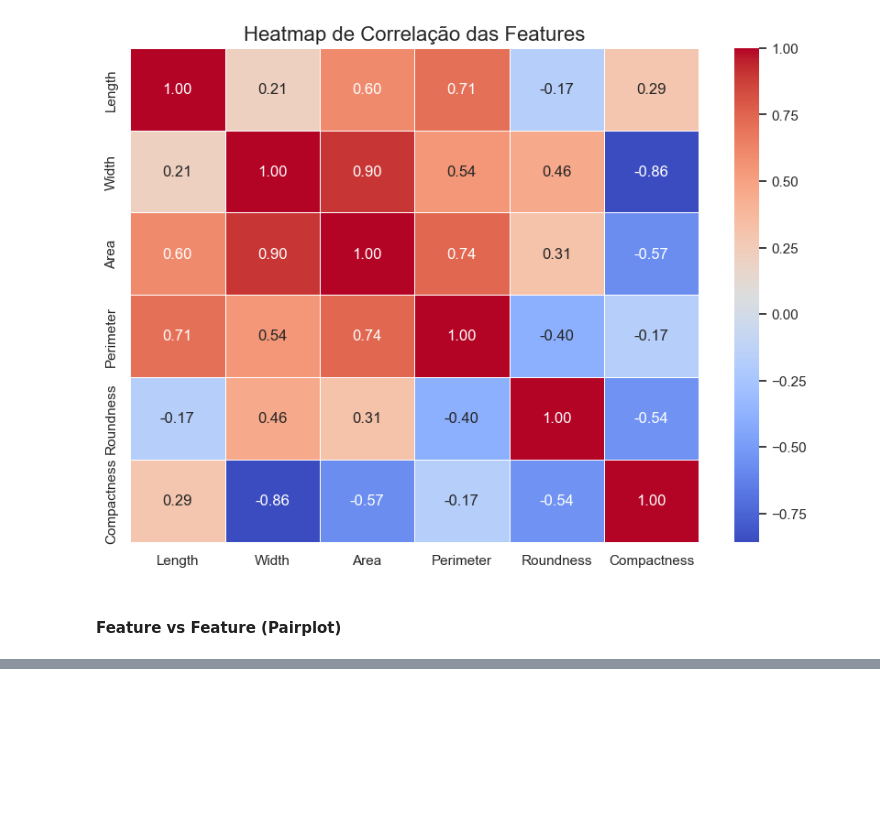
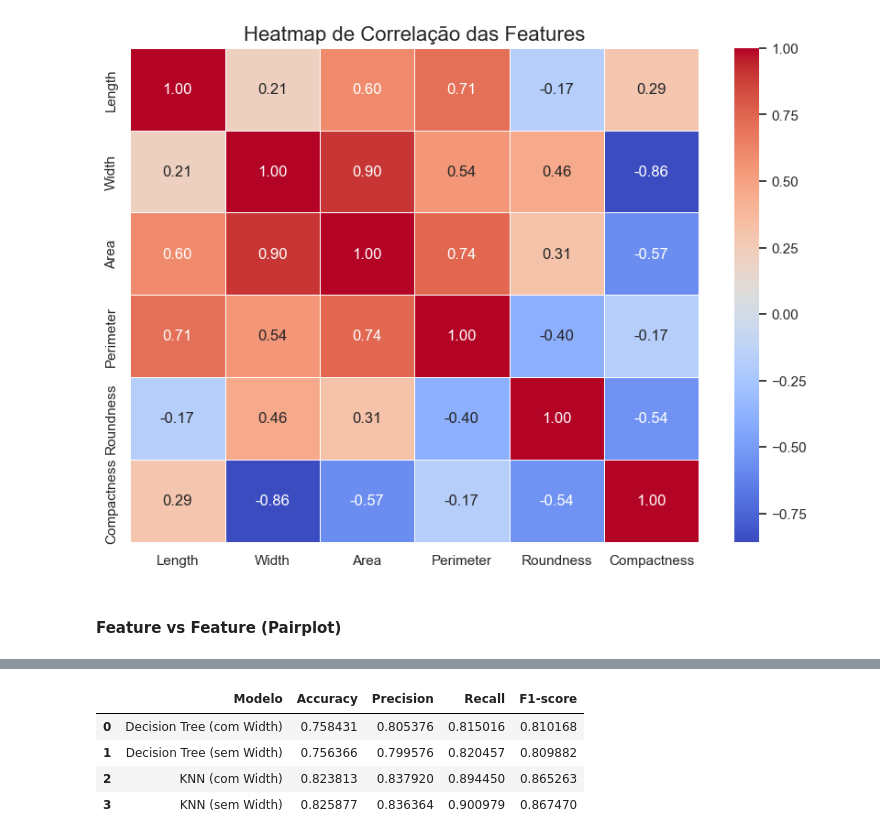
Before and after one commit to tomasgferreira06/ML_Challenge1, a Jupyter notebook: proj.ipynb, the cells around one changed output, grey strips where cells are left out. Cells and saved outputs as stored; diff of their text form; code cells hidden in the pictures; blank space fills up the shorter version.

```diff
--- a/proj.ipynb
+++ b/proj.ipynb
@@ -134,0 +402,2 @@ plt.show()
+# %%
+y_pred_dt = dt.predict(X_test)
@@ -134,0 +587,12 @@ plt.show()
+# %%
+accuracies_r = []
+k_values_r = range(1, 30, 2)
+
+for k in k_values_r:
+    knn_temp = KNeighborsClassifier(n_neighbors=k)
+    knn_temp.fit(Xr_train_scaled, yr_train)
+    acc = knn_temp.score(Xr_test_scaled, yr_test)
+    accuracies_r.append(acc)
+
+best_k_r = k_values_r[accuracies_r.index(max(accuracies_r))]
+print("Melhor k (sem Width):", best_k_r)
@@ -134,0 +603,6 @@ plt.show()
+# %%
+knn_r = KNeighborsClassifier(n_neighbors=best_k_r)
+knn_r.fit(Xr_train_scaled, yr_train)
+yr_pred_knn = knn_r.predict(Xr_test_scaled)
+
+evaluate(yr_test, yr_pred_knn, f"KNN (k={best_k_r}) sem Width")
@@ -134,0 +619,55 @@ plt.show()
+# %%
+import pandas as pd
+# ---- Decision Tree COM Width ----
+dt_acc = accuracy_score(y_test, y_pred_dt)
+dt_prec = precision_score(y_test, y_pred_dt)
+dt_rec = recall_score(y_test, y_pred_dt)
+dt_f1 = f1_score(y_test, y_pred_dt)
+
+# ---- Decision Tree SEM Width ----
+dt_r_acc = accuracy_score(yr_test, yr_pred_dt)
+dt_r_prec = precision_score(yr_test, yr_pred_dt)
+dt_r_rec = recall_score(yr_test, yr_pred_dt)
+dt_r_f1 = f1_score(yr_test, yr_pred_dt)
+
+# ---- KNN COM Width ----
+knn_acc = accuracy_score(y_test, y_pred_best_knn)
+knn_prec = precision_score(y_test, y_pred_best_knn)
+knn_rec = recall_score(y_test, y_pred_best_knn)
+knn_f1 = f1_score(y_test, y_pred_best_knn)
+
+# ---- KNN SEM Width ----
+knn_r_acc = accuracy_score(yr_test, yr_pred_knn)
+knn_r_prec = precision_score(yr_test, yr_pred_knn)
+knn_r_rec = recall_score(yr_test, yr_pred_knn)
+knn_r_f1 = f1_score(yr_test, yr_pred_knn)
+
+
+results = pd.DataFrame({
+    "Modelo": [
+        "Decision Tree (com Width)",
+        "Decision Tree (sem Width)",
+        "KNN (com Width)",
+        "KNN (sem Width)"
+    ],
+    "Accuracy": [
+        dt_acc, dt_r_acc, knn_acc, knn_r_acc
+    ],
+    "Precision": [
+        dt_prec, dt_r_prec, knn_prec, knn_r_prec
+    ],
+    "Recall": [
+        dt_rec, dt_r_rec, knn_rec, knn_r_rec
+    ],
+    "F1-score": [
+        dt_f1, dt_r_f1, knn_f1, knn_r_f1
+    ]
+})
+
+results
+# %% [output]
+|  | Modelo | Accuracy | Precision | Recall | F1-score |
+| 0 | Decision Tree (com Width) | 0.758431 | 0.805376 | 0.815016 | 0.810168 |
+| 1 | Decision Tree (sem Width) | 0.756366 | 0.799576 | 0.820457 | 0.809882 |
+| 2 | KNN (com Width) | 0.823813 | 0.837920 | 0.894450 | 0.865263 |
+| 3 | KNN (sem Width) | 0.825877 | 0.836364 | 0.900979 | 0.867470 |
```
Also changed, not shown: parts of 43 cells of this notebook.
